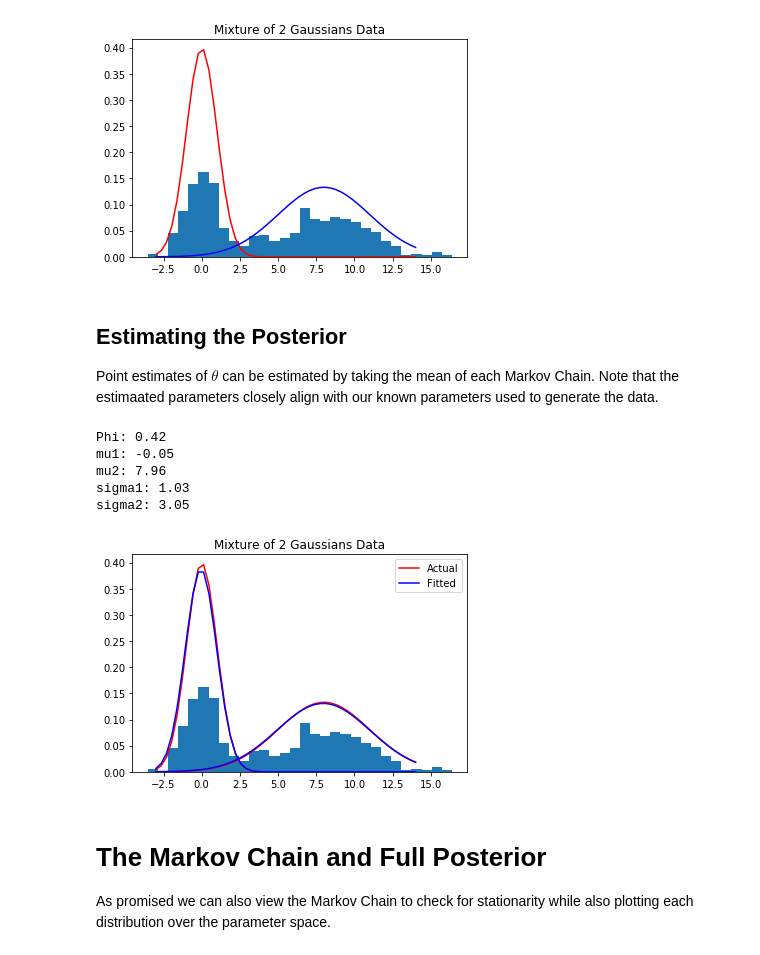
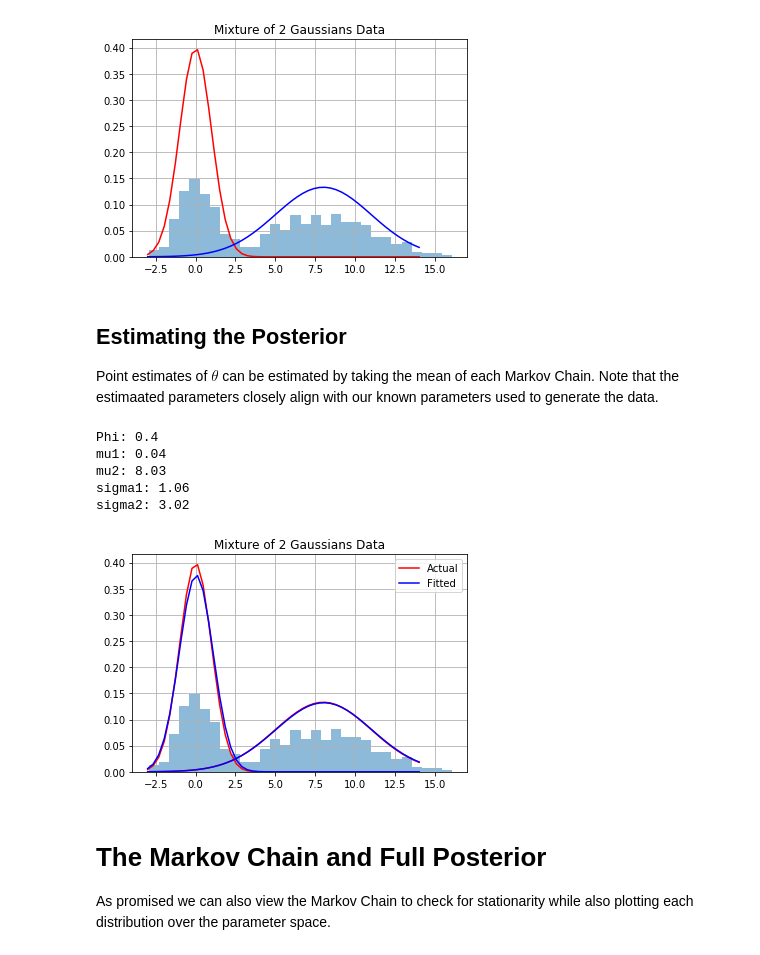
Before and after one commit to blazickjp/Research, a Jupyter notebook: Metropolis_Hastings.ipynb, the cells around one changed output. Cells and saved outputs as stored; diff of their text form; code cells hidden in the pictures.

Commit message:
Plot updates

```diff
--- a/Metropolis_Hastings.ipynb
+++ b/Metropolis_Hastings.ipynb
@@ -78,43 +78,45 @@ y = data_gen(mu=mu, sigmas=sigmas, phi=phi, n=n)
 x = np.linspace(-3,14)
 
 # Create Plot of Data
-plt.hist(y, 30, normed=True)
+plt.hist(y, 30, density=True, alpha=0.5)
 plt.plot(x, norm(mu[0], sigmas[0]).pdf(x), color="red")
 plt.plot(x, norm(mu[1], sigmas[1]).pdf(x), color="blue")
 plt.title("Mixture of 2 Gaussians Data")
+plt.grid()
 plt.show()
 # %% [output]
-[figure, old version]
+[figure, new version]
 # %% [markdown]
 ## Estimating the Posterior
 Point estimates of $\theta$ can be estimated by taking the mean of each Markov Chain. Note that the estimaated parameters closely align with our known parameters used to generate the data.
 # %%
 # Run the algorithm and extract the parameter values by taking means
 trace = metropolis_hastings(mixture_log_lik, y, iter = 4000, burn_in=2000)
 mu1 = np.round(np.mean(trace[:,0]),2)
 mu2 = np.round(np.mean(trace[:,1]),2)
 sigma1 = np.round(np.mean(trace[:,2]),2)
 sigma2 = np.round(np.mean(trace[:,3]),2)
 phi = np.round(np.mean(trace[:,4]),2)
 
 print(f"Phi: {phi}\nmu1: {mu1}\nmu2: {mu2}\nsigma1: {sigma1}\nsigma2: {sigma2}")
 
 # Plotting Fitted Params
-plt.hist(y, 30, normed=True)
+plt.hist(y, 30, density=True, alpha=0.5)
 plt.plot(x, norm(mu[0], sigmas[0]).pdf(x), color="red", label="Actual")
 plt.plot(x, norm(mu[1], sigmas[1]).pdf(x), color="red")
 plt.plot(x, norm(mu1, sigma1).pdf(x), color="blue", label="Fitted")
 plt.plot(x, norm(mu2, sigma2).pdf(x), color="blue")
 plt.title("Mixture of 2 Gaussians Data")
 plt.legend(loc="upper right")
+plt.grid()
 plt.show()
 # %% [output]
-Phi: 0.42
-mu1: -0.05
-mu2: 7.96
-sigma1: 1.03
-sigma2: 3.05
+Phi: 0.4
+mu1: 0.04
+mu2: 8.03
+sigma1: 1.06
+sigma2: 3.02
-[figure, old version]
+[figure, new version]
 # %% [markdown]
 # The Markov Chain and Full Posterior
 As promised we can also view the Markov Chain to check for stationarity while also plotting each distribution over the parameter space.
```
Also changed, not shown: parts of 2 cells of this notebook.
